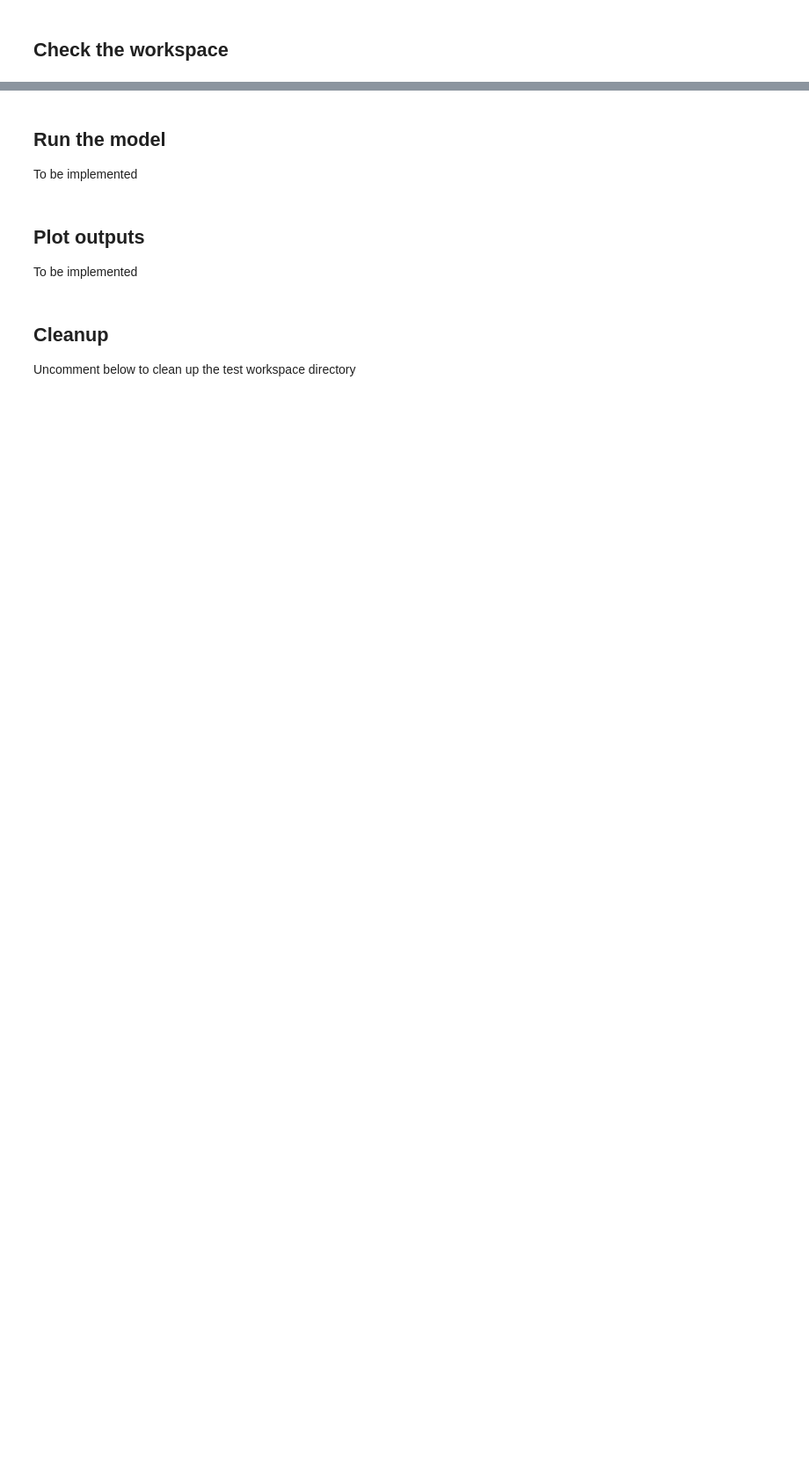
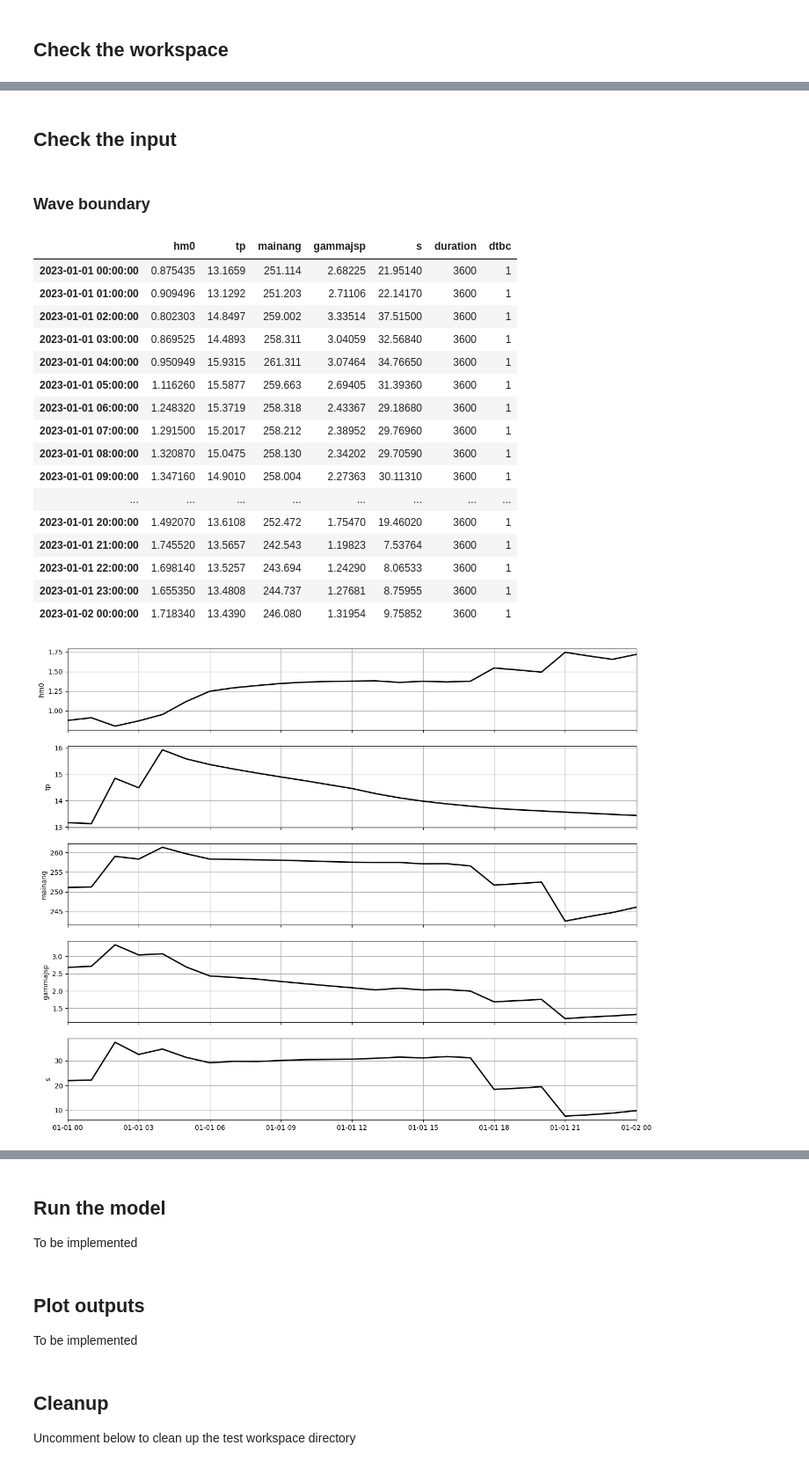
Before and after one commit to rom-py/rompy-notebooks, a Jupyter notebook: notebooks/xbeach/example_declarative.ipynb, the cells around one changed output, grey strips where cells are left out. Shown at 88% size. Saved outputs shown, nothing was run; the diff lists cells and outputs as text; code cells hidden in the pictures; blank space fills up the shorter version.

```diff
--- a/notebooks/xbeach/example_declarative.ipynb
+++ b/notebooks/xbeach/example_declarative.ipynb
@@ -25,5 +28,4 @@ and the config definition
 from rompy.model import ModelRun
 
 conf = yaml.load(open("example_declarative.yml"), Loader=yaml.Loader)
-run = ModelRun(**conf)
-run
+modelrun = ModelRun(**conf)
@@ -36,7 +36,7 @@ Plot model grid and data to QC before generating the workspace
 # %%
 # Model grid
 
-ax = run.config.grid.plot(scale="f")
+ax = modelrun.config.grid.plot(scale="f")
 # %% [output]
 [figure]
 # %%
@@ -115,3 +115,53 @@ urms
 Qb
 zb
 zs
+# %% [markdown]
+## Check the input
+# %%
+def read_xbeach_input(modelrun: ModelRun, filetype: str, cols: list[str]) -> pd.DataFrame:
+    """Read XBeach input file."""
+    filename = Path(modelrun.output_dir) / modelrun.run_id / modelrun.config.namelist[filetype]
+    df = pd.read_csv(filename, header=None, sep="\s+", names=cols)
+    if "tsec" in cols:
+        df.index = [modelrun.period.start + timedelta(seconds=s) for s in df.tsec]
+    elif "duration" in cols:
+        df.index = pd.date_range(modelrun.period.start, periods=df.shape[0], freq=f"{df.duration.iloc[0]}s")
+    return df
+
+
+def plot_xbeach_input(df, cols):
+    fig, axs = plt.subplots(len(cols), 1, figsize=(15, 2.5*len(cols)))
+    if len(cols) == 1:
+        axs = [axs]
+    for ax, col in zip(axs, cols):
+        ax.plot(df.index, df[col], "k", linewidth=2)
+        ax.set_ylabel(col)
+        ax.grid()
+        if col != cols[-1]:
+            ax.set_xticklabels([])
+        ax.set_xlim(df.index[0], df.index[-1])
+# %% [markdown]
+### Wave boundary
+# %%
+df = read_xbeach_input(modelrun, "bcfile", ["hm0", "tp", "mainang", "gammajsp", "s", "duration", "dtbc"])
+display(df)
+plot_xbeach_input(df, ["hm0", "tp", "mainang", "gammajsp", "s"])
+# %% [output]
+|  | hm0 | tp | mainang | gammajsp | s | duration | dtbc |
+| 2023-01-01 00:00:00 | 0.875435 | 13.1659 | 251.114 | 2.68225 | 21.95140 | 3600 | 1 |
+| 2023-01-01 01:00:00 | 0.909496 | 13.1292 | 251.203 | 2.71106 | 22.14170 | 3600 | 1 |
+| 2023-01-01 02:00:00 | 0.802303 | 14.8497 | 259.002 | 3.33514 | 37.51500 | 3600 | 1 |
+| 2023-01-01 03:00:00 | 0.869525 | 14.4893 | 258.311 | 3.04059 | 32.56840 | 3600 | 1 |
+| 2023-01-01 04:00:00 | 0.950949 | 15.9315 | 261.311 | 3.07464 | 34.76650 | 3600 | 1 |
+| 2023-01-01 05:00:00 | 1.116260 | 15.5877 | 259.663 | 2.69405 | 31.39360 | 3600 | 1 |
+| 2023-01-01 06:00:00 | 1.248320 | 15.3719 | 258.318 | 2.43367 | 29.18680 | 3600 | 1 |
+| 2023-01-01 07:00:00 | 1.291500 | 15.2017 | 258.212 | 2.38952 | 29.76960 | 3600 | 1 |
+| 2023-01-01 08:00:00 | 1.320870 | 15.0475 | 258.130 | 2.34202 | 29.70590 | 3600 | 1 |
+| 2023-01-01 09:00:00 | 1.347160 | 14.9010 | 258.004 | 2.27363 | 30.11310 | 3600 | 1 |
+| ... | ... | ... | ... | ... | ... | ... | ... |
+| 2023-01-01 20:00:00 | 1.492070 | 13.6108 | 252.472 | 1.75470 | 19.46020 | 3600 | 1 |
+| 2023-01-01 21:00:00 | 1.745520 | 13.5657 | 242.543 | 1.19823 | 7.53764 | 3600 | 1 |
+| 2023-01-01 22:00:00 | 1.698140 | 13.5257 | 243.694 | 1.24290 | 8.06533 | 3600 | 1 |
+| 2023-01-01 23:00:00 | 1.655350 | 13.4808 | 244.737 | 1.27681 | 8.75955 | 3600 | 1 |
+| 2023-01-02 00:00:00 | 1.718340 | 13.4390 | 246.080 | 1.31954 | 9.75852 | 3600 | 1 |
+[figure, added]
```
Also changed, not shown: parts of 11 cells of this notebook, 1 other file.
